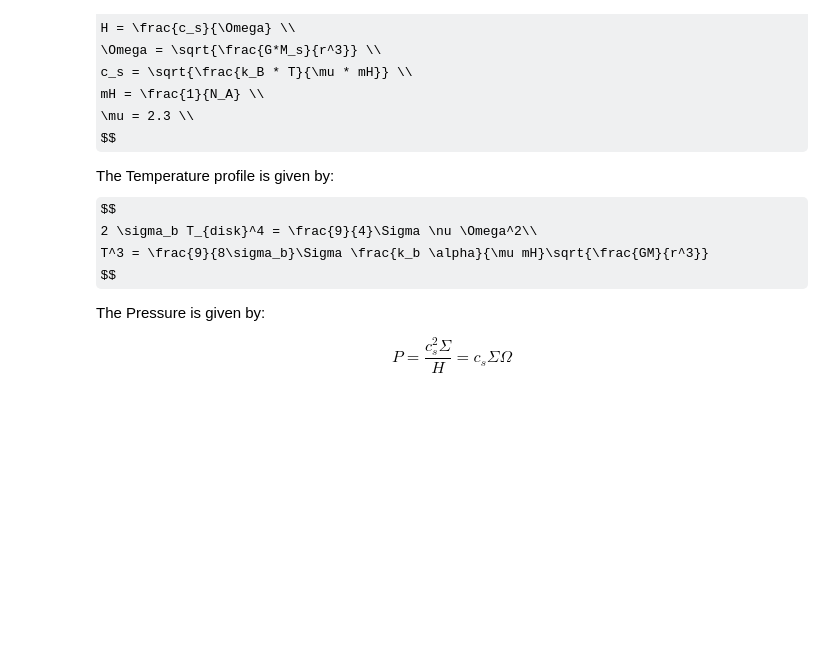
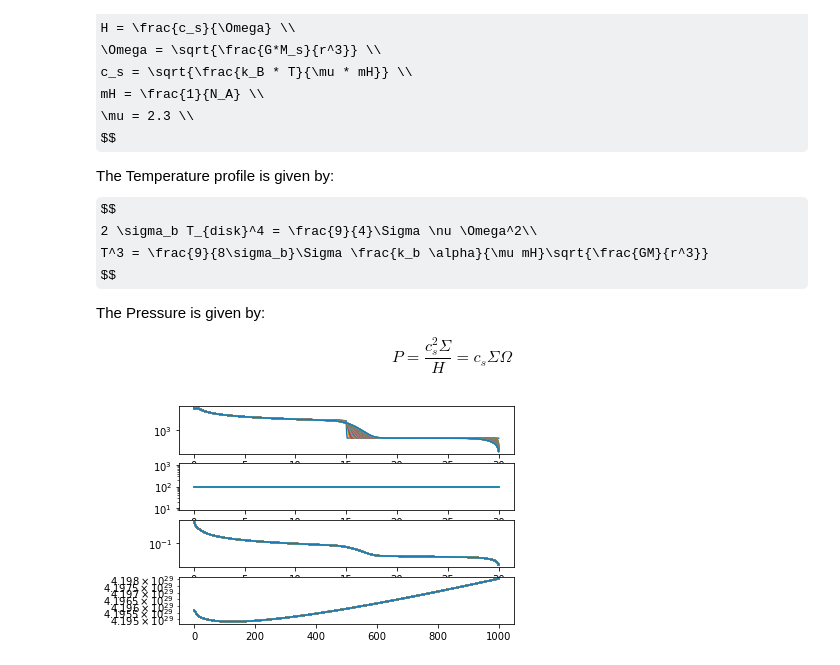
Before and after one commit to rohaniyerr/surf_2021, a Jupyter notebook: diffusion_model.ipynb, the cells around one changed output. Saved outputs shown, nothing was run; the diff lists cells and outputs as text; code cells hidden in the pictures; some formulas as TeX source; blank space fills up the shorter version.

```diff
--- a/diffusion_model.ipynb
+++ b/diffusion_model.ipynb
@@ -128,7 +127,8 @@ def calc_init_params(alpha):
             sigma[i] = sigma_min
         X[i] = 2 * np.sqrt(dist[i])
         Omega[i] = np.sqrt(G * Ms / (dist[i] ** 3))
-        temp[i] = ((9*sigma[i]*kB*alpha*Omega[i])/(8*sb*mu*mH))**(1/float(3))
+#         temp[i] = ((9*sigma[i]*kB*alpha*Omega[i])/(8*sb*mu*mH))**(1/float(3))
+        temp[i]=100
         cs2[i] = (kB * temp[i])/(mu*mH)
         nu[i] = alpha*cs2[i]/Omega[i]
         D[i] = 12 * nu[i] / (X[i] ** 2)
@@ -147,9 +149,10 @@ def calc_press(f, alpha, T):
         press[j] = np.sqrt(cs2[j])*sigma[j]*Omega[j]
     return press
 # %%
-# @numba.njit
-def calc_sigma_evol(f, alpha, year):
-    """Outputs the surface density at a specific year"""
+@numba.njit
+def calc_sigma_evol(f, alpha, dt):
+    """Outputs the surface density at a specific dt."""
+    df_dt = np.empty(n)
     for j in range(1, n-1):
         dX1 = X[j] - X[j-1]
         dX2 = X[j+1] - X[j]
@@ -162,4 +165,14 @@ def calc_sigma_evol(f, alpha, year):
     df_dt[n-1] = D[n-1] * (-(f[n-1] - f[n-2])/dX_final**2 + (f_out-f[n-1])/dX_final**2)
     f_new = f + df_dt * dt
     return f_new
+# %%
+# @numba.njit
+def calc_disk_mass(sigma):
+    """Calculate the mass at a specific dt"""
+#     sigma_evol = calc_time_evol(f, alpha, dt)
+    disk_mass = 0
+    for j in range(n):
+        disk_mass += 2 * np.pi * dist[j] * dr * sigma[j] #mass of disk at t=dt
+#     print(f'The mass of the disk is {disk_mass}.')
+    return disk_mass
 # %%
@@ -252 +183,33 @@ calc_init_params(alpha1)
+# %%
+#Time Evolution Main
+t_plot_interval = 10/dyr
+calc_init_params(alpha2)
+if not os.path.exists(output_dir):
+    os.makedirs(output_dir)
+fig, ax = plt.subplots(4,1)
+for i in range(0, len(t)):
+    f_new = calc_sigma_evol(f, alpha2, dt)
+    T = calc_temp(f_new, alpha2)
+    P = calc_press(f_new, T, alpha2)
+    sigma = convert_f2sigma(f_new)
+    f = f_new
+    if (i%t_plot_interval == 0):
+        np.savetxt(filename + str(int(i*dyr)) + '.txt', [f_new, T, P], delimiter=',')# if you want to save results to file
+        sigma_evol.append(sigma)
+        temp_evol.append(T)
+        press_evol.append(P)
+        mass = calc_disk_mass(sigma)
+        mass_evol.append(mass)
+        t_plot.append(i*dyr)
+sigma_evol = np.array(sigma_evol)
+temp_evol = np.array(temp_evol)
+press_evol = np.array(press_evol)
+for j in range(len(t_plot)):
+    ax[0].semilogy(dist/AU, sigma_evol[j,:])
+    ax[1].semilogy(dist/AU, temp_evol[j,:])
+    ax[2].semilogy(dist/AU, press_evol[j,:])
+    # plot mass evolution
+    ax[3].semilogy(t_plot, mass_evol)
+# %% [output]
+[figure, added]
 # %%
```
Also changed, not shown: parts of 17 cells of this notebook.
